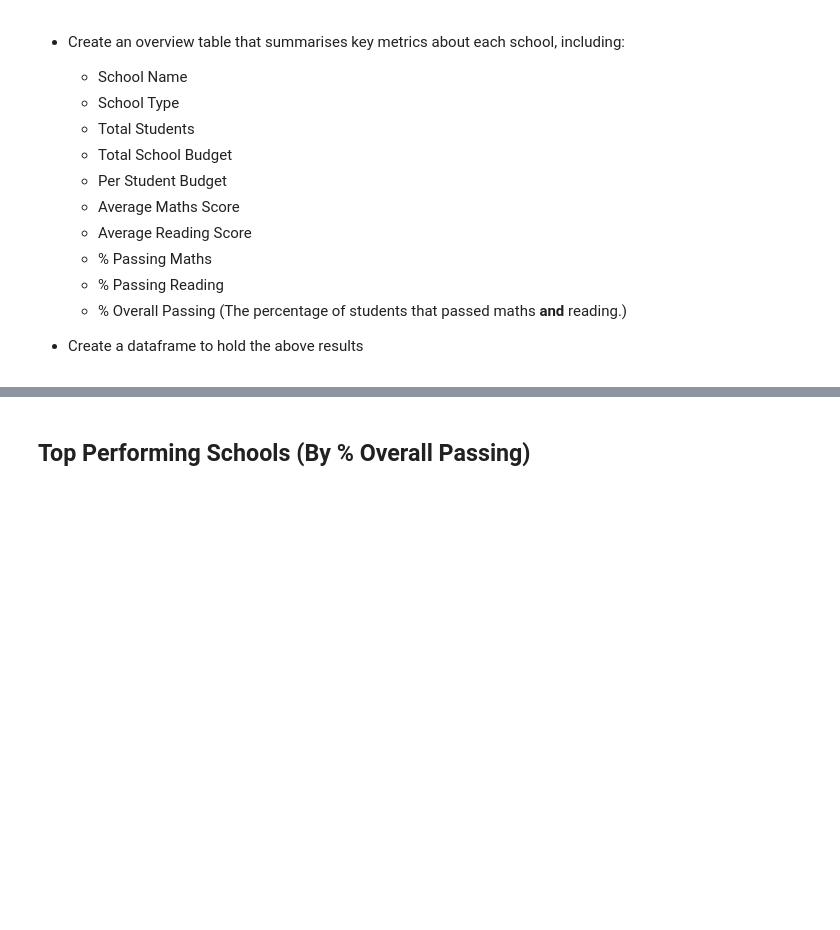
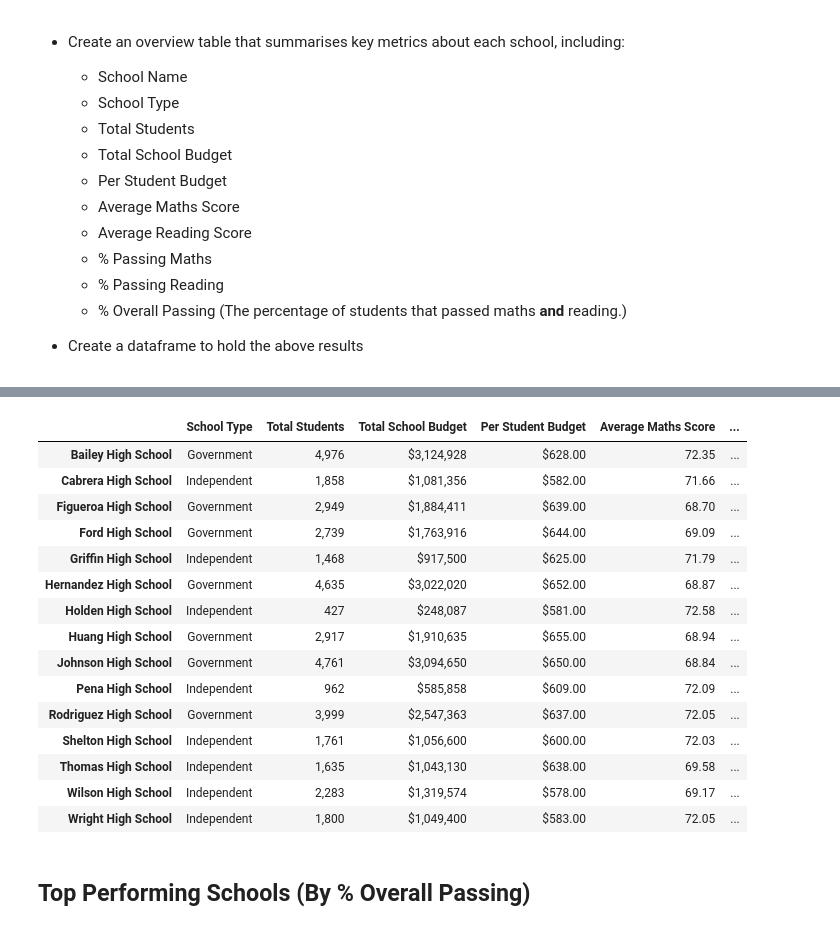
Before and after one commit to brajbans/pandas-challenge, a Jupyter notebook: PyCitySchools/PyCitySchools_starter.ipynb, the cells around one changed output, grey strips where cells are left out. Saved outputs shown, nothing was run; the diff lists cells and outputs as text; code cells hidden in the pictures; blank space fills up the shorter version.

```diff
--- a/PyCitySchools/PyCitySchools_starter.ipynb
+++ b/PyCitySchools/PyCitySchools_starter.ipynb
@@ -78,3 +96,51 @@ school_data_complete = pd.merge(student_data, school_data, how="left", on=["scho
+# %%
+school_type = school_data.set_index(['school_name'])['type']
+school_total_students = school_data_complete['school_name'].value_counts()
+school_total_budget = school_data.set_index(['school_name'])['budget']
+school_per_student_budget = school_total_budget / school_total_students
+
+#Group and calculate mean
+grouped_average_score = school_data_complete.groupby(['school_name']).agg({'reading_score': 'mean', 'maths_score': 'mean'})
+school_average_maths_score = grouped_average_score['maths_score']
+school_average_reading_score = grouped_average_score['reading_score']
+
+#Group and calculate maths and reading scores
+passing_maths_score = school_data_complete.loc[school_data_complete['maths_score'] >= 50]
+grouped_passing_maths_score = passing_maths_score.groupby(['school_name']).agg({'student_name': 'count'})
+school_pass_maths_percent = (grouped_passing_maths_score['student_name']/school_total_students)*100
+
+
+passing_reading_score = school_data_complete.loc[school_data_complete['reading_score'] >= 50]
+grouped_passing_reading_score = passing_reading_score.groupby(['school_name']).agg({'student_name': 'count'})
+school_pass_reading_percent = (grouped_passing_reading_score['student_name']/school_total_students)*100
+
+#overall pass percent
+passing_overall_score = school_data_complete[(school_data_complete['maths_score'] >= 50) & (school_data_complete['reading_score'] >= 50)]
+grouped_passing_overall_score = passing_overall_score.groupby(['school_name']).agg({'student_name': 'count'})
+school_overall_pass_percent = (grouped_passing_overall_score['student_name']/school_total_students)*100
+
+# Create a dataframe to hold the above results
+school_summary = {"School Type": school_type, "Total Students": school_total_students, "Total School Budget": school_total_budget, "Per Student Budget": school_per_student_budget, "Average Maths Score": school_average_maths_score, "Average Reading Score": school_average_reading_score, "% Passing Maths": school_pass_maths_percent, "% Passing Reading": school_pass_reading_percent, "% Overall Passing": school_overall_pass_percent}
+school_summary_data = pd.DataFrame(school_summary)
+school_summary_data.index.name = None
+school_summary_data.style.format({"Total Students": "{:,.0f}", "Total School Budget": "${:,.0f}", "Per Student Budget": "${:,.2f}", "Average Maths Score": "{:.2f}", "Average Reading Score": "{:.2f}", "% Passing Maths": "{:.2f}%", "% Passing Reading": "{:.2f}%", "% Overall Passing": "{:.2f}%"})
+# %% [output]
+|  | School Type | Total Students | Total School Budget | Per Student Budget | Average Maths Score | ... |
+| Bailey High School | Government | 4,976 | $3,124,928 | $628.00 | 72.35 | ... |
+| Cabrera High School | Independent | 1,858 | $1,081,356 | $582.00 | 71.66 | ... |
+| Figueroa High School | Government | 2,949 | $1,884,411 | $639.00 | 68.70 | ... |
+| Ford High School | Government | 2,739 | $1,763,916 | $644.00 | 69.09 | ... |
+| Griffin High School | Independent | 1,468 | $917,500 | $625.00 | 71.79 | ... |
+| Hernandez High School | Government | 4,635 | $3,022,020 | $652.00 | 68.87 | ... |
+| Holden High School | Independent | 427 | $248,087 | $581.00 | 72.58 | ... |
+| Huang High School | Government | 2,917 | $1,910,635 | $655.00 | 68.94 | ... |
+| Johnson High School | Government | 4,761 | $3,094,650 | $650.00 | 68.84 | ... |
+| Pena High School | Independent | 962 | $585,858 | $609.00 | 72.09 | ... |
+| Rodriguez High School | Government | 3,999 | $2,547,363 | $637.00 | 72.05 | ... |
+| Shelton High School | Independent | 1,761 | $1,056,600 | $600.00 | 72.03 | ... |
+| Thomas High School | Independent | 1,635 | $1,043,130 | $638.00 | 69.58 | ... |
+| Wilson High School | Independent | 2,283 | $1,319,574 | $578.00 | 69.17 | ... |
+| Wright High School | Independent | 1,800 | $1,049,400 | $583.00 | 72.05 | ... |
 # %% [markdown]
 ## Top Performing Schools (By % Overall Passing)
 # %% [markdown]
```
Also changed, not shown: parts of 18 cells of this notebook, 1 other file.
